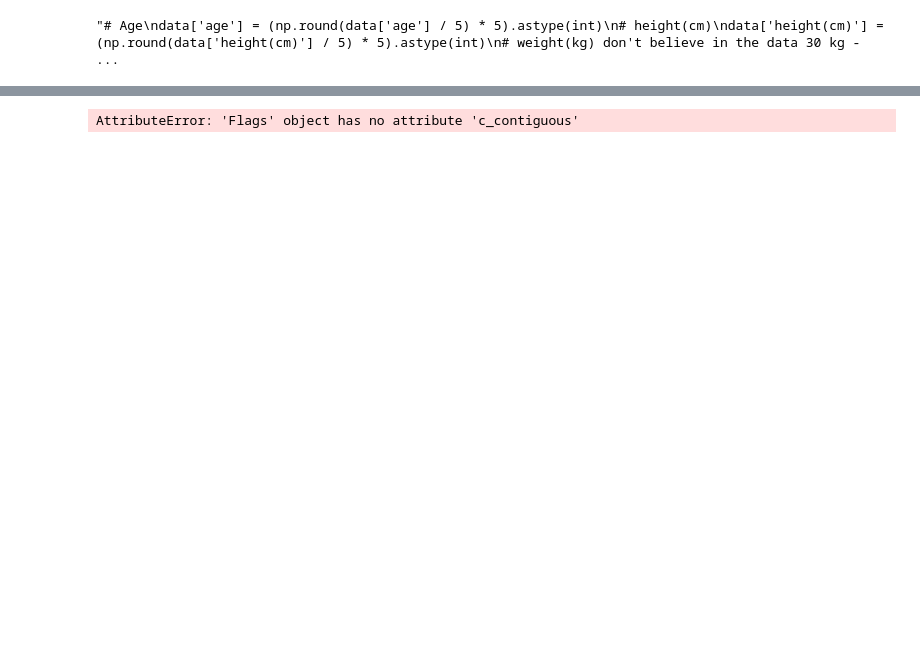
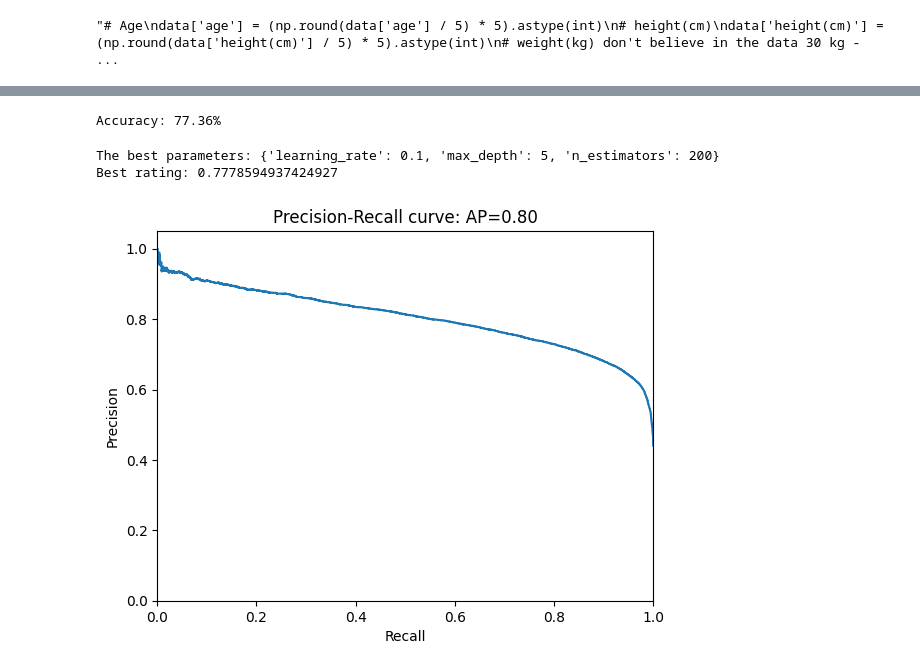
Before and after one commit to LoginovAM-ds/Projects_for_Kaggle, a Jupyter notebook: Binary Prediction of Smoker Status using Bio-Signals/modeling.ipynb, the cells around one changed output, grey strips where cells are left out. Saved outputs shown, nothing was run; the diff lists cells and outputs as text; code cells hidden in the pictures; blank space fills up the shorter version.

```diff
--- a/Binary Prediction of Smoker Status using Bio-Signals/modeling.ipynb
+++ b/Binary Prediction of Smoker Status using Bio-Signals/modeling.ipynb
@@ -117,9 +145,9 @@ X_train, X_test, y_train, y_test = train_test_split(
 # %%
-from sklearn.neighbors import KNeighborsClassifier
-from sklearn.metrics import accuracy_score
-model=KNeighborsClassifier(n_neighbors=5)
+from sklearn.ensemble import RandomForestClassifier
+model = RandomForestClassifier()
 model.fit(X_train, y_train)
-y_pred=model.predict(X_test)
-print(accuracy_score(y_test, y_pred))
+y_pred = model.predict(X_test)
+accuracy = accuracy_score(y_test, y_pred)
+print(f'Accuracy: {accuracy * 100:.2f}%')
 # %% [output]
-AttributeError: 'Flags' object has no attribute 'c_contiguous'
+Accuracy: 77.36%
@@ -127,0 +154,39 @@ AttributeError: 'Flags' object has no attribute 'c_contiguous'
+# %%
+from sklearn.ensemble import GradientBoostingClassifier
+from sklearn.model_selection import GridSearchCV
+model = GradientBoostingClassifier()
+param_grid = {
+    'n_estimators': [50, 100, 200],
+    'learning_rate': [0.01, 0.1, 0.2],
+    'max_depth': [3, 4, 5]
+}
+
+grid_search = GridSearchCV(model, param_grid, cv=5, scoring='accuracy')
+grid_search.fit(X_train, y_train)
+
+best_params = grid_search.best_params_
+best_score = grid_search.best_score_
+print("The best parameters:", best_params)
+print("Best rating:", best_score)
+# %% [output]
+The best parameters: {'learning_rate': 0.1, 'max_depth': 5, 'n_estimators': 200}
+Best rating: 0.7778594937424927
+# %%
+best_model = grid_search.best_estimator_
+# %%
+from sklearn.metrics import precision_recall_curve
+from sklearn.metrics import average_precision_score
+
+precision, recall, thresholds = precision_recall_curve(y_test, best_model.predict_proba(X_test)[:, 1])
+average_precision = average_precision_score(y_test, best_model.predict_proba(X_test)[:, 1])
+
+plt.figure()
+plt.step(recall, precision, where='post')
+plt.xlabel('Recall')
+plt.ylabel('Precision')
+plt.ylim([0.0, 1.05])
+plt.xlim([0.0, 1.0])
+plt.title('Precision-Recall curve: AP={0:0.2f}'.format(average_precision))
+plt.show()
+# %% [output]
+[figure, added]
```
Also changed, not shown: parts of 9 cells of this notebook, 1 other file.
